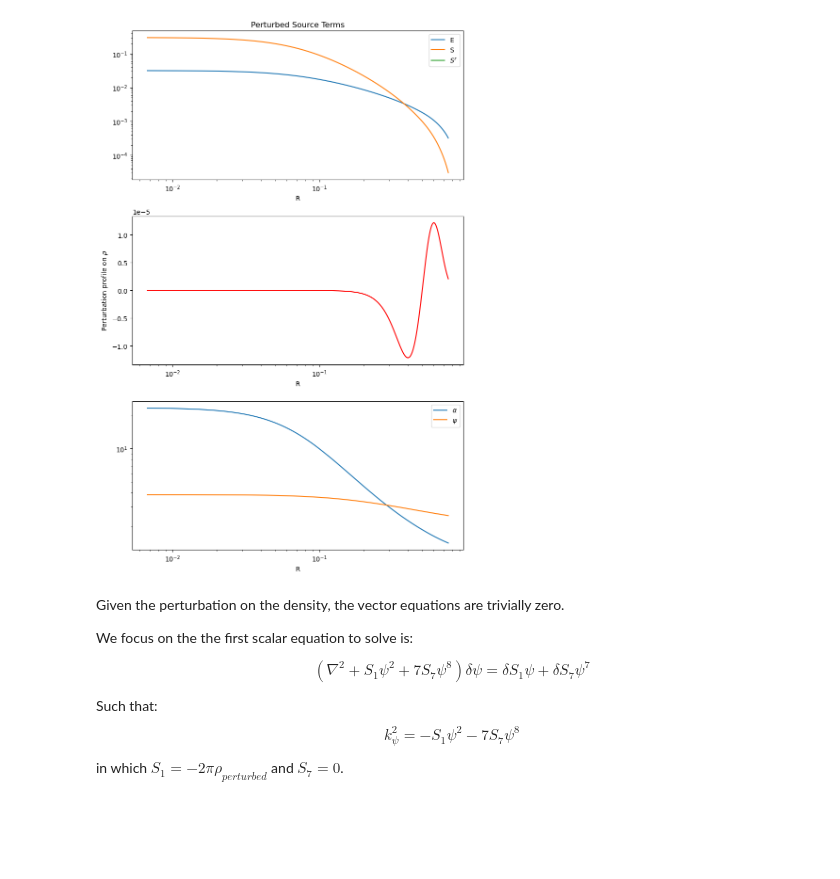
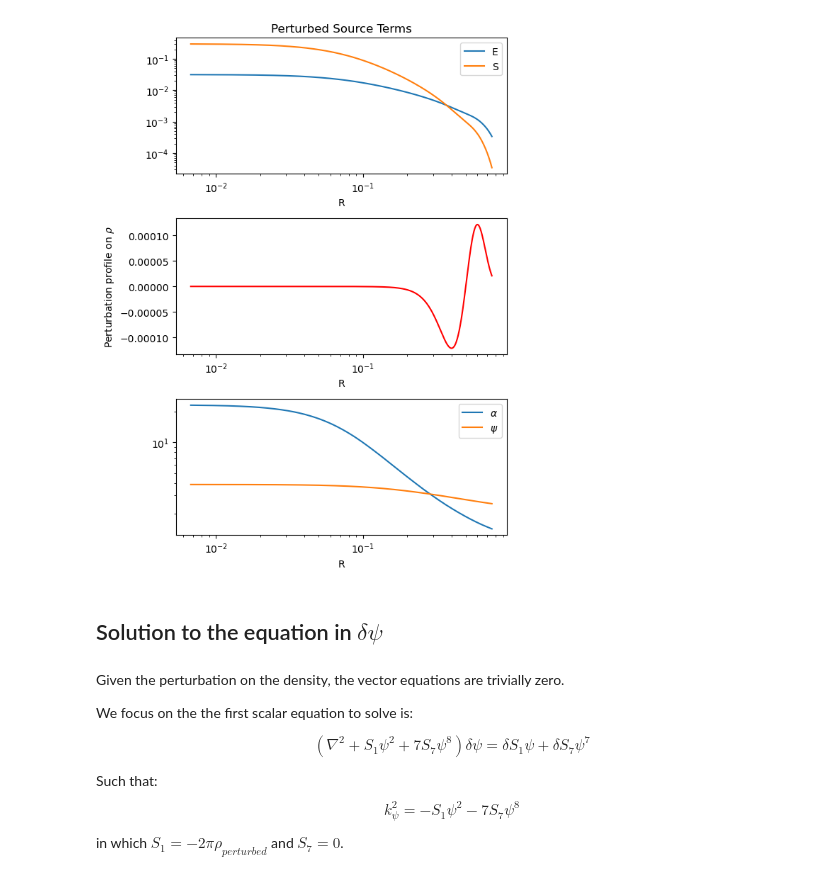
Before and after one commit to Poincare-code/henri, a Jupyter notebook: notebooks/figures_perturbed_density.ipynb, the cells around one changed output. Saved outputs shown, nothing was run; the diff lists cells and outputs as text; code cells hidden in the pictures; blank space fills up the shorter version.

```diff
--- a/notebooks/figures_perturbed_density.ipynb
+++ b/notebooks/figures_perturbed_density.ipynb
@@ -52,17 +59,16 @@ plt.show()
 # %%
-# Now apply a perturbation on the density rho
 # Perturbation parameters
-center_value = 0.5        # Center value
-sigma        = 1.0e-1     # Width of the full Gaussian
-amplitude    = 1.0e-4     # Scale factor
+center_value  = 0.5        # Center value
+sigma         = 1.0e-1     # Width of the full Gaussian
+amplitude     = 1.0e-3     # Scale factor
 
 # Center Gaussian
-center_index = np.argmin(np.abs(R - center_value))
-R_centered = (R - R[center_index])/R[center_index]
-gaussian = amplitude * np.exp(-((R - R[center_index]) ** 2) / (2 * sigma**2))
+center_index  = np.argmin(np.abs(R - center_value))
+R_centered    = (R - R[center_index])/R[center_index]
+gaussian      = amplitude * np.exp(-((R - R[center_index]) ** 2) / (2 * sigma**2))
 
 # Multiplication of Gaussian
-perturbation = gaussian * R_centered
+perturbation  = gaussian * R_centered
 rho_perturbed = rho + gaussian * R_centered
 
 
@@ -72,10 +78,11 @@ plt.plot(R, perturbation)
 plt.title("Perturbation Profile on the Density")
 
 plt.figure(2)
-plt.plot(R, rho);
-plt.plot(R, rho_perturbed);
+plt.plot(R, rho, label="Unperturbed density");
+plt.plot(R, rho_perturbed, linestyle='-.', label="Perturbed density");
 plt.xlabel('R');
 plt.xscale('log');
 plt.yscale('log');
 plt.title(r"Perturbed Density: $\rho_{\text{perturbed}}$");
+plt.legend();
 # %% [output]
@@ -84,47 +91,44 @@ plt.title(r"Perturbed Density: $\rho_{\text{perturbed}}$");
 # %%
-# Density perturbation of the source terms
+# Apply the density perturbation of the source/matter terms
 E_perturbed  = rho_perturbed
 Sr_perturbed = rho_perturbed * (1 + P/rho) * W**2 * v
 S_perturbed  = rho * (1 + pressure(rho_perturbed)/rho) * W**2 * v**2 + 3 * pressure(rho_perturbed)
 
-plt.figure(figsize=(8, 12))
+# Figure: Perturbed source/matter terms
+plt.figure(figsize=(6, 8))
 
-# Figure: Perturbed source terms
 plt.subplot(3, 1, 1)
 plt.plot(R, E_perturbed,  label= "E")
 plt.plot(R, S_perturbed,  label= "S")
-plt.plot(R, Sr_perturbed, label= r"$S^r$")
-
-# x- and y-scale
 plt.yscale('log')
 plt.xscale('log')
 plt.xlabel('R')
 
-# Title
 plt.legend()
 plt.title("Perturbed Source Terms")
 
 # Figure: Perturbed velocity
 plt.subplot(3, 1, 2)
 plt.plot(R, perturbation, color="red")
 plt.xscale('log')
 plt.xlabel('R')
 plt.ylabel(r"Perturbation profile on $\rho$")
-
 
 # Figure: Alpha and Psi
 plt.subplot(3, 1, 3)
 plt.plot(R, alpha,  label= r"$\alpha$")
 plt.plot(R, psi,  label= r"$\psi$")
 plt.xscale('log')
 plt.yscale('log')
 plt.xlabel('R')
 plt.legend()
 
 plt.tight_layout()
 plt.show()
 # %% [output]
-[figure, old version]
+[figure, new version]
+# %% [markdown]
+## Solution to the equation in $\delta \psi$
 # %% [markdown]
 Given the perturbation on the density, the vector equations are trivially zero.
 
```
Also changed, not shown: parts of 22 cells of this notebook.
